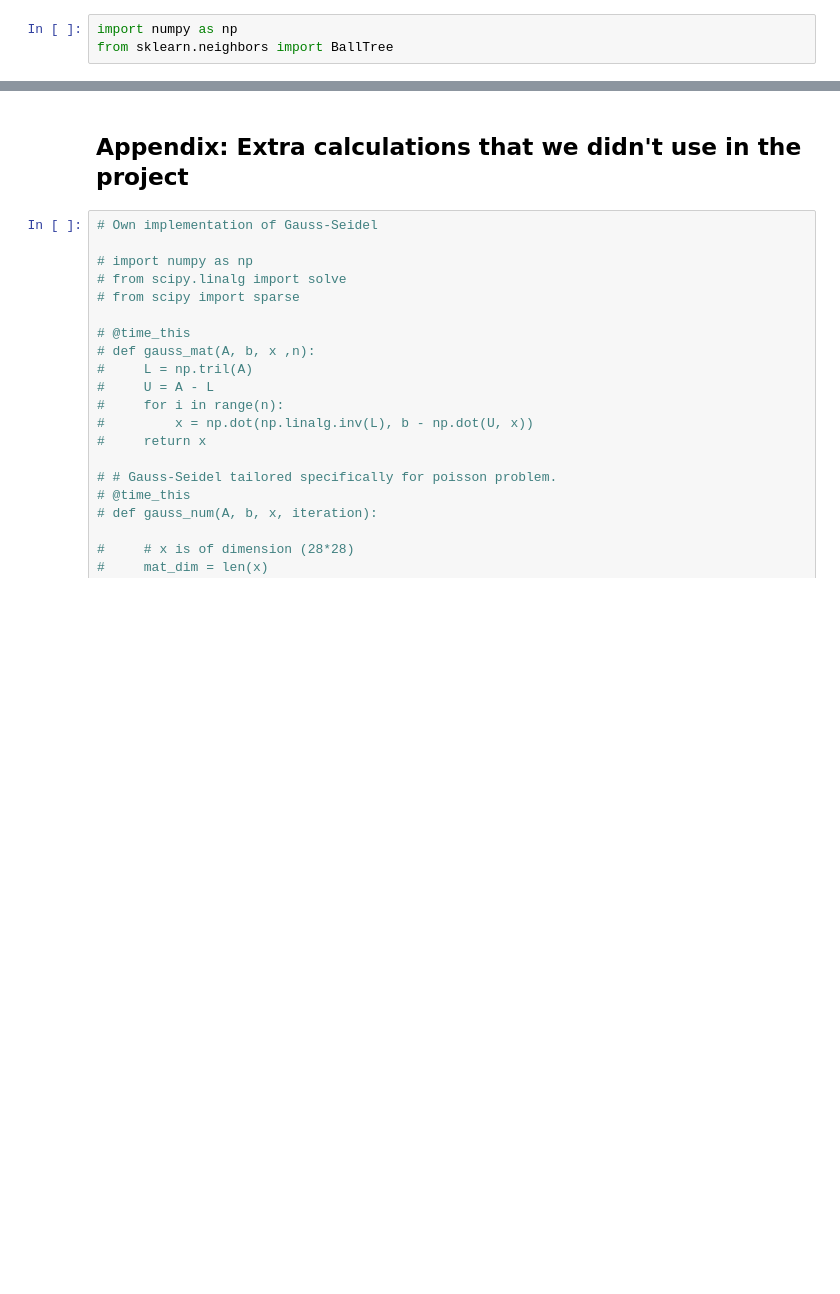
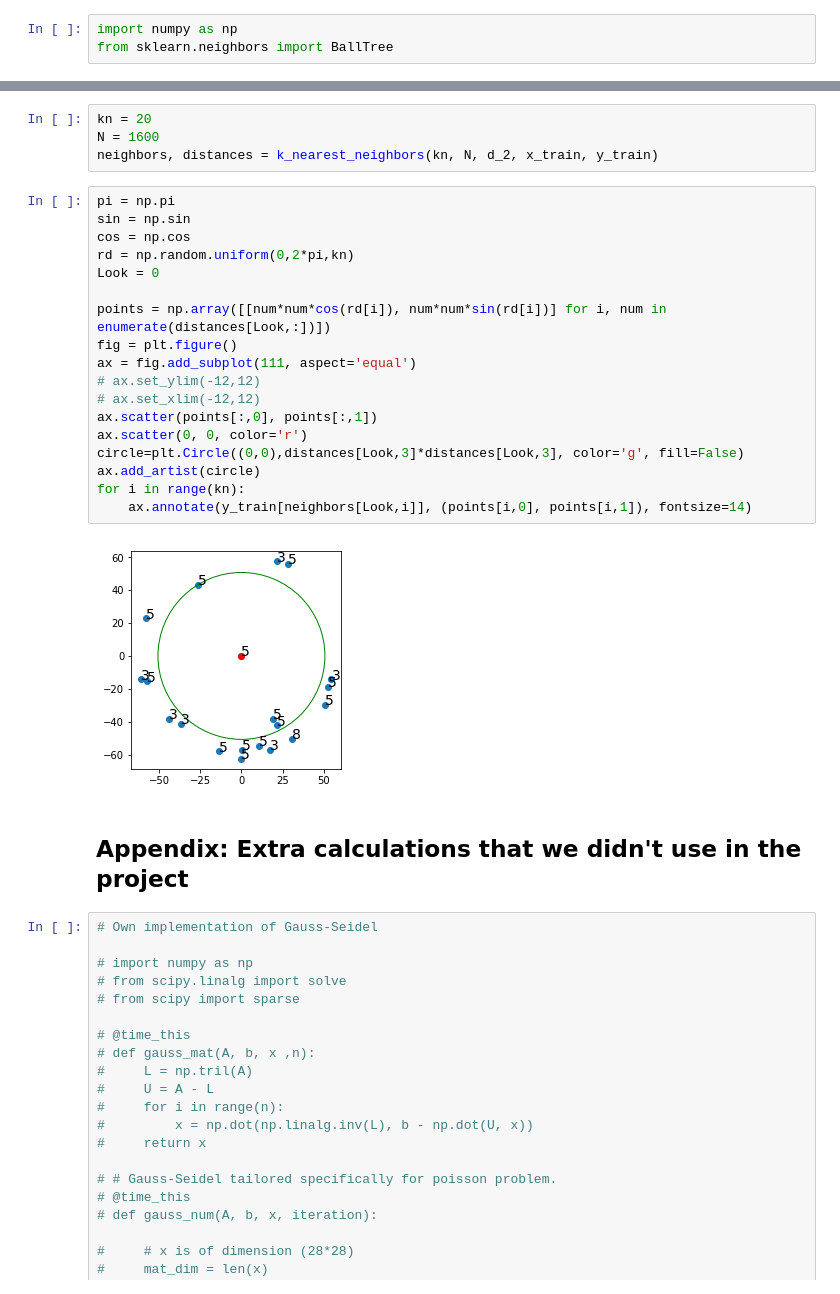
Before and after one commit to Fede112/P1.4_seed, a Jupyter notebook: final_project/final_project_2018-2019.ipynb, the cells around one changed output, grey strips where cells are left out. Saved outputs shown, nothing was run; the diff lists cells and outputs as text; blank space fills up the shorter version.

```diff
--- a/final_project/final_project_2018-2019.ipynb
+++ b/final_project/final_project_2018-2019.ipynb
@@ -878,3 +945,27 @@ TypeError: d_2() got an unexpected keyword argument 'index'
+# %%
+kn = 20
+N = 1600
+neighbors, distances = k_nearest_neighbors(kn, N, d_2, x_train, y_train)
+# %%
+pi = np.pi
+sin = np.sin
+cos = np.cos
+rd = np.random.uniform(0,2*pi,kn)
+Look = 0
+
+points = np.array([[num*num*cos(rd[i]), num*num*sin(rd[i])] for i, num in enumerate(distances[Look,:])])
+fig = plt.figure()
+ax = fig.add_subplot(111, aspect='equal')
+# ax.set_ylim(-12,12)
+# ax.set_xlim(-12,12)
+ax.scatter(points[:,0], points[:,1])
+ax.scatter(0, 0, color='r')
+circle=plt.Circle((0,0),distances[Look,3]*distances[Look,3], color='g', fill=False)
+ax.add_artist(circle)
+for i in range(kn):
+    ax.annotate(y_train[neighbors[Look,i]], (points[i,0], points[i,1]), fontsize=14)
+# %% [output]
+[figure, added]
 # %% [markdown]
 ## Appendix: Extra calculations that we didn't use in the project
 # %%
```
Also changed, not shown: parts of 5 cells of this notebook.
